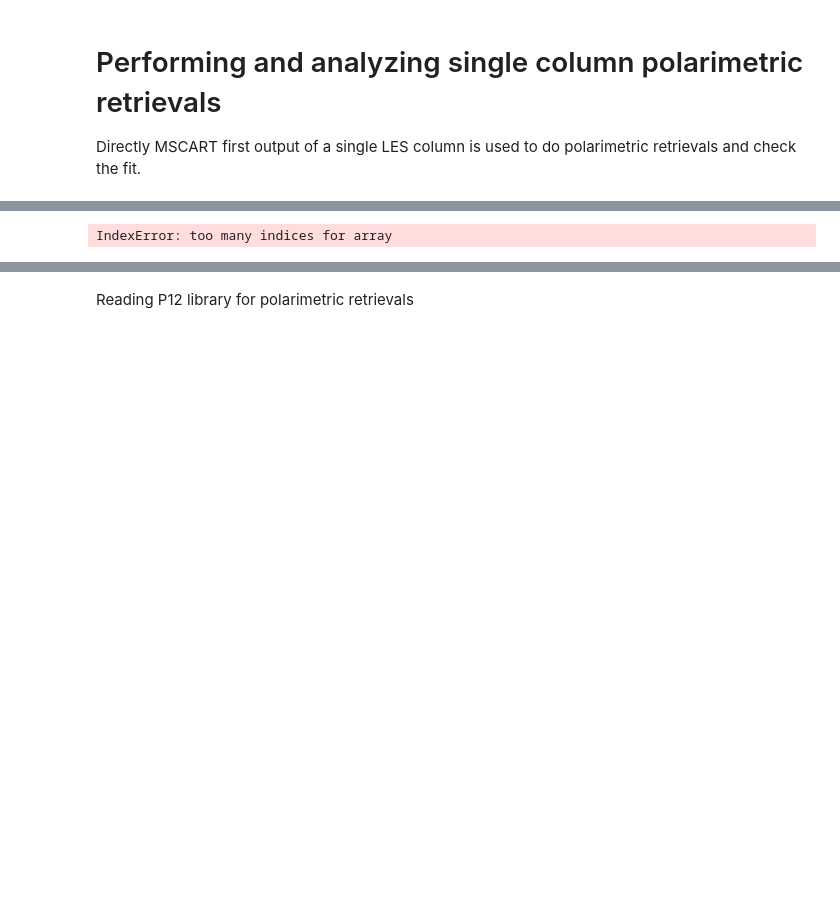
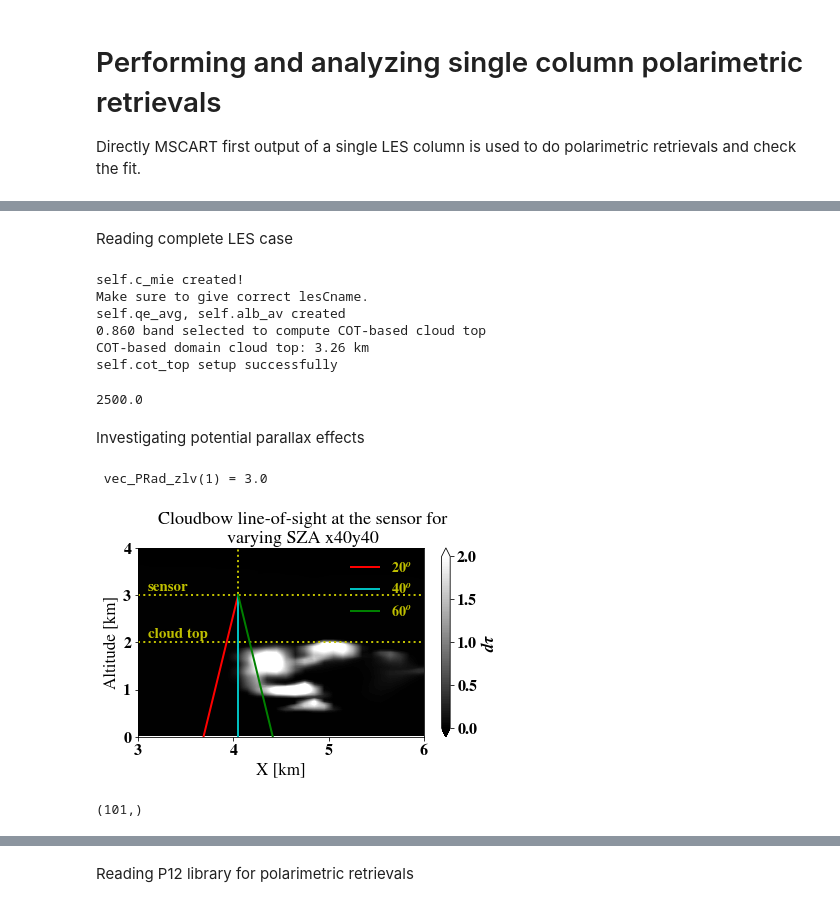
Before and after one commit to cpnHere/ACRS, a Jupyter notebook: Retrievals/Pol_retrievals/analysis_pol_ret.ipynb, the cells around one changed output, grey strips where cells are left out. Cells and saved outputs as stored; diff of their text form; code cells hidden in the pictures; blank space fills up the shorter version.

```diff
--- a/Retrievals/Pol_retrievals/analysis_pol_ret.ipynb
+++ b/Retrievals/Pol_retrievals/analysis_pol_ret.ipynb
@@ -207,5 +223,73 @@ RT.readPOLCARThdf5('ATEXc_dharma_007877_b0p860_MSCART_SZA140_SAA000_VAA000plus_N
-# %%
-plt.imshow(RT.MeanPRad[61,:,:,0],origin='lower')
-plt.plot(79,120,'r*')
-# %% [output]
-IndexError: too many indices for array
+# %% [markdown]
+Reading complete LES case
+# %%
+from cpnLES_MSCARTlib import LES_case,DHARMA_onmp
+
+#RICO
+mie_path='/umbc/xfs1/zzbatmos/users/charaj1/taki/ACRS/LES_simulations/'
+mie_name='RICO_dharma_005044_mie_470_860_2p13'
+lesCname='RICO'
+RC=DHARMA_onmp('dharma_005044.cdf','/umbc/xfs1/zzbatmos/users/charaj1/LES_simulations/RICO/Ackerman_RICO_NEW/')
+RC.readDHARMA();RC.name='RICO'
+RC.setup_dTau(mie_name,lesCname,mie_path=mie_path)
+RC.set_cot_top()
+lc=LES_case('RICO_160_b0p860')
+RT = lc.RT
+# %% [output]
+self.c_mie created!
+Make sure to give correct lesCname.
+self.qe_avg, self.alb_av created
+0.860 band selected to compute COT-based cloud top
+COT-based domain cloud top: 3.26 km
+self.cot_top setup successfully
+# %%
+RC.DHARMA.z[RC.cot_top[40,40]]
+# %% [output]
+2500.0
+# %% [markdown]
+Investigating potential parallax effects
+# %%
+xi,yi = 40,40
+z = RC.DHARMA.z
+x,y = RC.x/1e3,z/1e3
+dTau = RC.dTau[1,:]
+
+fig2,ax2 = plt.subplots()
+fig2_ttl = 'Cloudbow line-of-sight at the sensor for varying SZA x%dy%d'%(xi,yi)
+d_vza = np.array([20,40,60])
+Bex = np.einsum('izxy->zxy',lc.RT_field.extp3d)
+#ctf = plt.imshow(Bex[:,yi,:],origin='lower',cmap=plt.cm.binary_r,vmin=0,vmax=60)
+#ctf = plt.imshow(dTau[:,yi,:],origin='lower',cmap=plt.cm.binary_r)
+ctf = ax2.contourf(x,y,dTau[:,yi,:],np.linspace(0,2,100),extend='both',cmap=plt.cm.binary_r)
+
+ax2.axvline(RC.x[xi]/1e3,ls=':',color='y')
+fig2.colorbar(ctf,ticks=np.arange(0,2.1,0.5),label=r'$d\tau$')
+sensor = lc.RT.read_from_nml(54) # sensor altitude
+ctop = 2.0 #RC.DHARMA.z[RC.cot_top[40,40]]/1e3
+the = np.deg2rad(40-d_vza) # the=40-SZA
+x_the = [(sensor-ctop)*np.tan(te) for te in the] # tan(40-SZA)=x/(sensor-ctop)
+ax2.axhline(sensor,ls=':',color='y')
+ax2.axhline(ctop  ,ls=':',color='y')
+
+ax2.plot([x[xi]-x_the[0],x[xi]],[0,sensor],'r-',label=str(d_vza[0])+r'$^o$')
+ax2.plot([x[xi]-x_the[1],x[xi]],[0,sensor],'c-',label=str(d_vza[1])+r'$^o$')
+ax2.plot([x[xi]-x_the[2],x[xi]],[0,sensor],'g-',label=str(d_vza[2])+r'$^o$')
+
+l = ax2.legend(loc='upper right')
+[plt.setp(text, color = 'y') for text in l.get_texts()]
+fig2.suptitle("\n".join(wrap(fig2_ttl,40)))
+ax2.set_xlabel('X [km]')
+ax2.set_ylabel('Altitude [km]')
+ax2.set_xlim(3,6)
+ax2.set_ylim(0,4)
+ax2.annotate('sensor',xy=(3.1,3.1),color='y')
+ax2.annotate('cloud top',xy=(3.1,2.1),color='y')
+fig2.tight_layout(rect=[0,0,1,0.93])
+# %% [output]
+ vec_PRad_zlv(1) = 3.0
+[figure, added]
+# %%
+dTau[:,40,:].shape
+lc.
+# %% [output]
+(101,)
```
Also changed, not shown: parts of 19 cells of this notebook.
